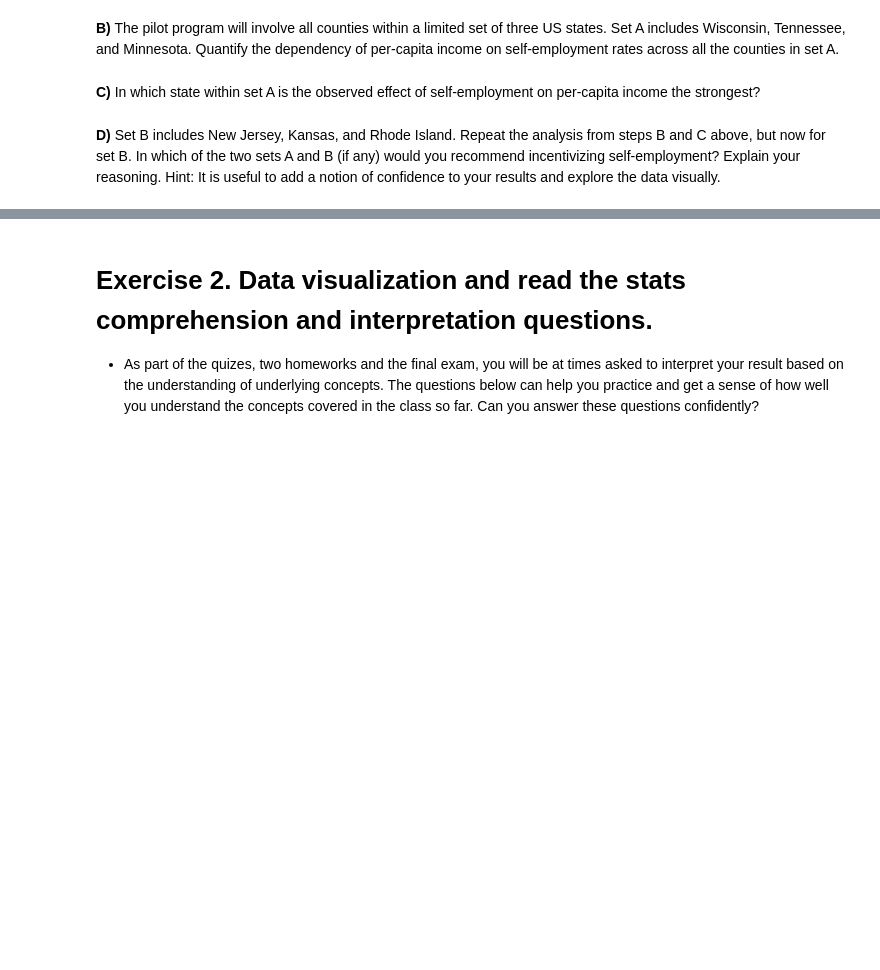
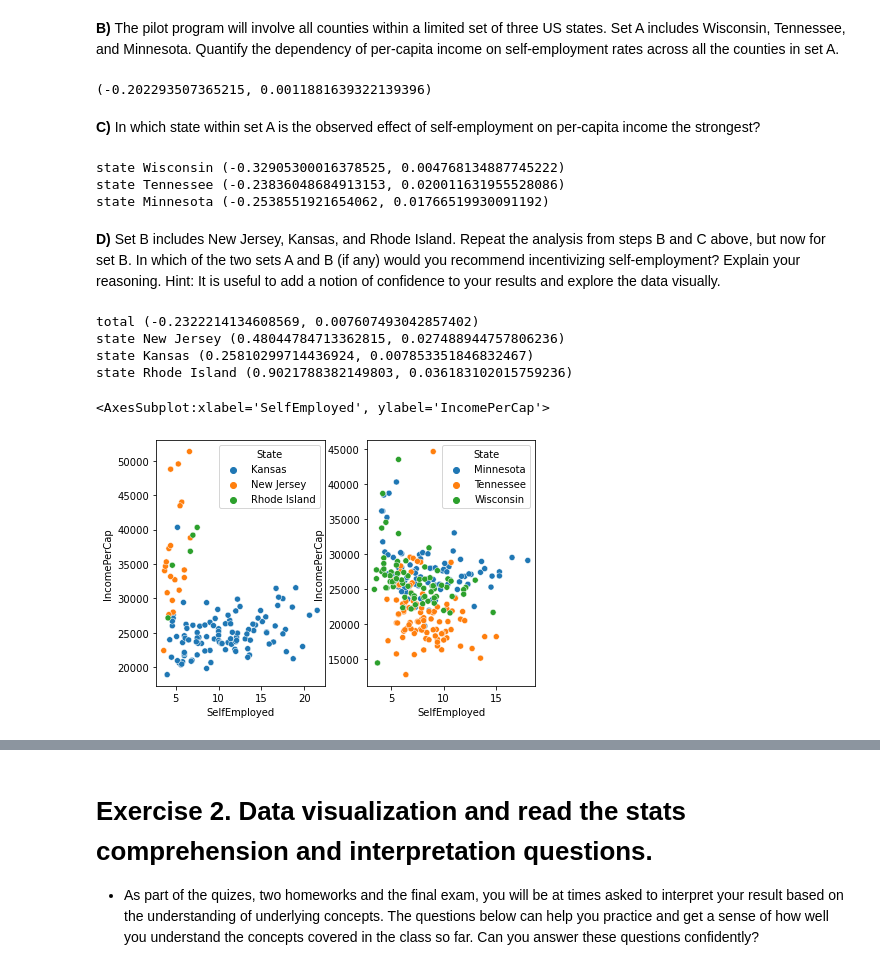
Before and after one commit to stefanoviel/2023, a Jupyter notebook: Exercises/03 - Describing data/Describing_data_exercise.ipynb, the cells around one changed output, grey strips where cells are left out. Drawn from its saved outputs; the diff is of its cells as text; code cells hidden in the pictures; blank space fills up the shorter version.

Commit message:
describing data

```diff
--- a/Exercises/03 - Describing data/Describing_data_exercise.ipynb
+++ b/Exercises/03 - Describing data/Describing_data_exercise.ipynb
@@ -177,5 +182,10 @@ Since it is unethical and impossible in this setting to run a controlled experim
 **B)** The pilot program will involve all counties within a limited set of three US states. Set A includes Wisconsin, Tennessee, and  Minnesota. Quantify the dependency of per-capita income on self-employment rates across all the counties in set A.
 # %%
 ### your code and or answer here ###
+
+setA = df[(df.State == 'Wisconsin') | (df.State == 'Tennessee') | (df.State == 'Minnesota')]
+stats.pearsonr(setA['SelfEmployed'],setA['IncomePerCap'])
+# %% [output]
+(-0.202293507365215, 0.0011881639322139396)
 # %% [markdown]
 **C)** In which state within set A is the observed effect of self-employment on per-capita income the strongest?
@@ -184,2 +192,13 @@ Since it is unethical and impossible in this setting to run a controlled experim
+# %%
+### your code and or answer here ###
+
+for state in ['Wisconsin', 'Tennessee', 'Minnesota']:
+    print('state', state, stats.pearsonr(df[df.State == state]['SelfEmployed'], df[df.State == state]['IncomePerCap']))
+
+# The greatest effect is observed in Tennessee, but there is a negative correlation..
+# %% [output]
+state Wisconsin (-0.32905300016378525, 0.004768134887745222)
+state Tennessee (-0.23836048684913153, 0.020011631955528086)
+state Minnesota (-0.2538551921654062, 0.01766519930091192)
 # %% [markdown]
 **D)** Set B includes New Jersey, Kansas, and Rhode Island. Repeat the analysis from steps B and C above, but now for set B. In which of the two sets A and B (if any) would you recommend incentivizing self-employment? Explain your reasoning. Hint: It is useful to add a notion of confidence to your results and explore the data visually.
@@ -187,0 +205,23 @@ Since it is unethical and impossible in this setting to run a controlled experim
+# %%
+### your code and or answer here ###
+
+setB = df[(df.State == 'New Jersey') | (df.State == 'Kansas') | (df.State == 'Rhode Island')]
+print('total', stats.pearsonr(setB['SelfEmployed'],setB['IncomePerCap']))
+
+for state in ['New Jersey', 'Kansas', 'Rhode Island']:
+    print('state', state, stats.pearsonr(df[df.State == state]['SelfEmployed'], df[df.State == state]['IncomePerCap']))
+# %% [output]
+total (-0.2322214134608569, 0.007607493042857402)
+state New Jersey (0.48044784713362815, 0.027488944757806236)
+state Kansas (0.25810299714436924, 0.007853351846832467)
+state Rhode Island (0.9021788382149803, 0.036183102015759236)
+# %%
+
+
+fig, axs = plt.subplots(ncols=2)
+fig.tight_layout()
+sns.scatterplot(data=setA, x="SelfEmployed", y="IncomePerCap", hue="State", ax=axs[1])
+sns.scatterplot(data=setB, x="SelfEmployed", y="IncomePerCap", hue="State",  ax=axs[0])
+# %% [output]
+<AxesSubplot:xlabel='SelfEmployed', ylabel='IncomePerCap'>
+[figure, added]
```
Also changed, not shown: parts of 21 cells of this notebook.
